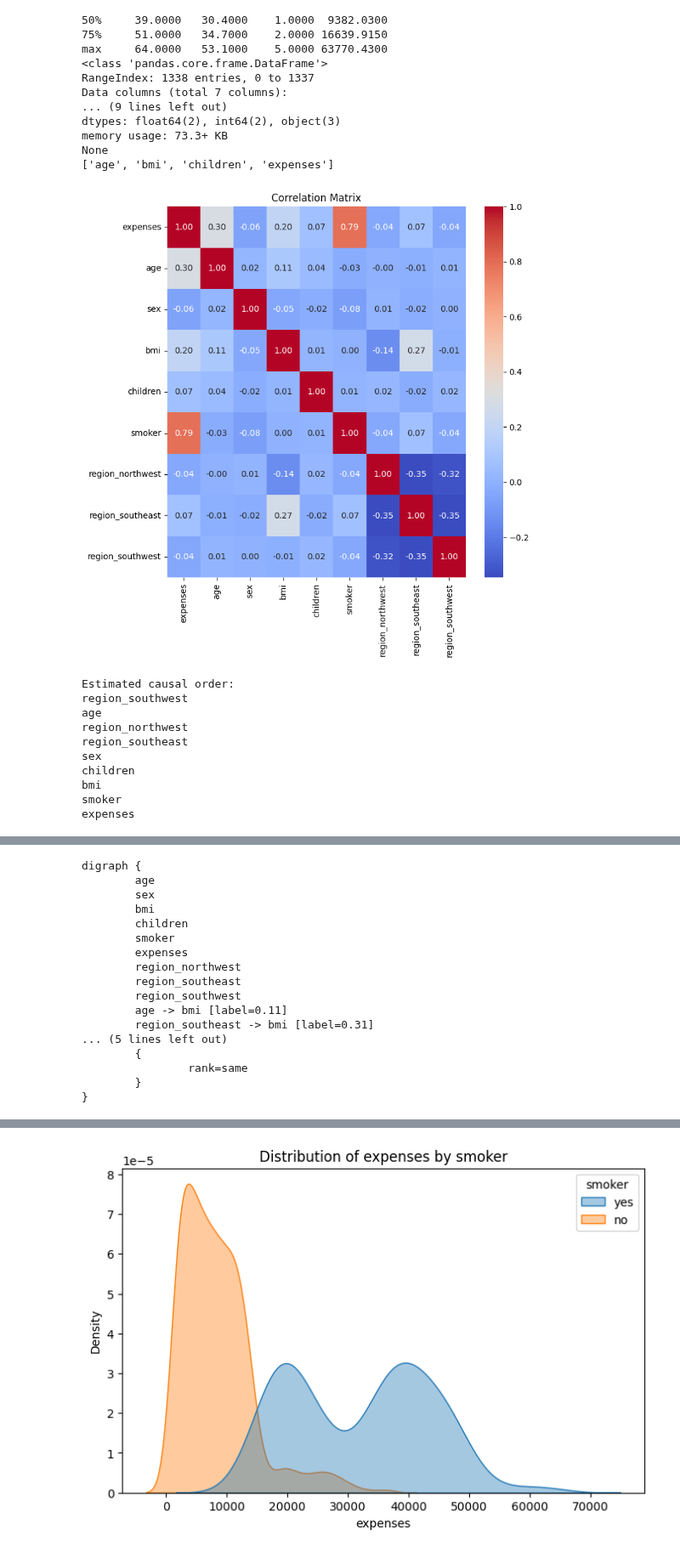
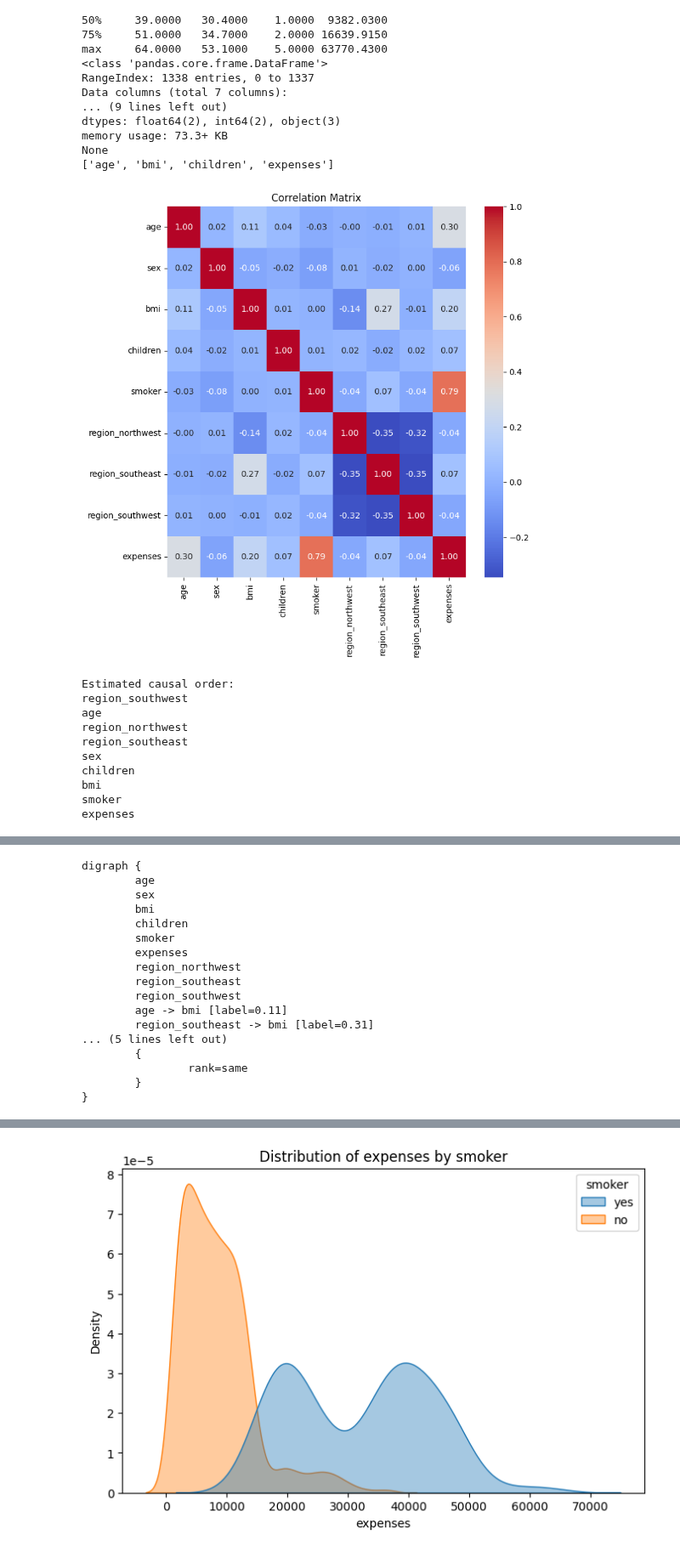
Before and after one commit to Navita-Singh/Responsible-AI, a Jupyter notebook: causal_discovery_EconML_cate/Causality_discovery_and_econml_(causal_effect_estimation).ipynb, the cells around one changed output, grey strips where cells are left out. Shown at 85% size. Saved outputs shown, nothing was run; the diff lists cells and outputs as text; code cells hidden in the pictures.

```diff
--- a/causal_discovery_EconML_cate/Causality_discovery_and_econml_(causal_effect_estimation).ipynb
+++ b/causal_discovery_EconML_cate/Causality_discovery_and_econml_(causal_effect_estimation).ipynb
@@ -60,6 +60,7 @@ None
 
 df = data_df.copy()
 target_var = "expenses"
+add_business_rules = True # Add rules for removing hypotheses which seem implausible, for example smoker->sex/gender
 
 ############################################################################################################################################
 # Data pre-processing
@@ -75,7 +76,7 @@ col_names = df.columns.tolist()
 plt.figure(figsize=(8,8))
 cols_not_target = [col for col in df.columns if col != target_var]
 
-sns.heatmap(df[[target_var]+cols_not_target].corr(), annot=True, cmap='coolwarm', fmt=".2f")
+sns.heatmap(df[cols_not_target+[target_var]].corr(), annot=True, cmap='coolwarm', fmt=".2f")
 plt.title('Correlation Matrix')
 plt.show()
 
@@ -94,9 +95,12 @@ pk = np.full((len(col_names), len(col_names)), -1)
 idx = {name: i for i, name in enumerate(col_names)}
 
 # RULE 1: Nothing can cause Age, Sex, or Region (they are exogenous)
-for target in ['age', 'sex', 'region_southwest', 'region_southeast', 'region_northwest', 'region_northeast']:
-    if target in idx:
-        pk[idx[target], :] = 0  # Set the entire row to 0 (nothing points TO these)
+if add_business_rules:
+  for target in ['age', 'sex', 'region_southwest', 'region_southeast', 'region_northwest', 'region_northeast']:
+      if target in idx:
+          pk[idx[target], :] = 0  # Set the entire row to 0 (nothing points TO these)
+
+
 
 # RULE 2: Expenses cannot cause anything (it is the target feature)
 if target_var in idx:
@@ -119,34 +123,34 @@ causal_order = lingam_model.causal_order_
 print("Estimated causal order:")
 for i in causal_order:
     print(col_names[i])
 
 assert col_names[causal_order[-1]] == target_var, f"The last feature in the causal order is not the target feature {target_var}"
 
 # Adjacency matrix
 adjacency_matrix = pd.DataFrame(
     lingam_model.adjacency_matrix_,
     index=col_names,
     columns=col_names
 )
 
 # Format to 3 decimal places and prevent wrapping
 styled_matrix = adjacency_matrix.style.format("{:.3f}").set_table_styles([
     {'selector': 'th', 'props': [('white-space', 'nowrap')]},
     {'selector': 'td', 'props': [('white-space', 'nowrap')]}
 ])
 
 display(styled_matrix)
 
 ############################################################################################################################################
 # Check the causal hypotheses from the adjacency matrix before plotting
 
 dot = make_dot(
     lingam_model.adjacency_matrix_,
     labels=col_names
 )
 print(dot)
 # %% [output]
-[figure, old version]
+[figure, new version]
 Estimated causal order:
 region_southwest
 age
```
Also changed, not shown: parts of 1 cell of this notebook.
